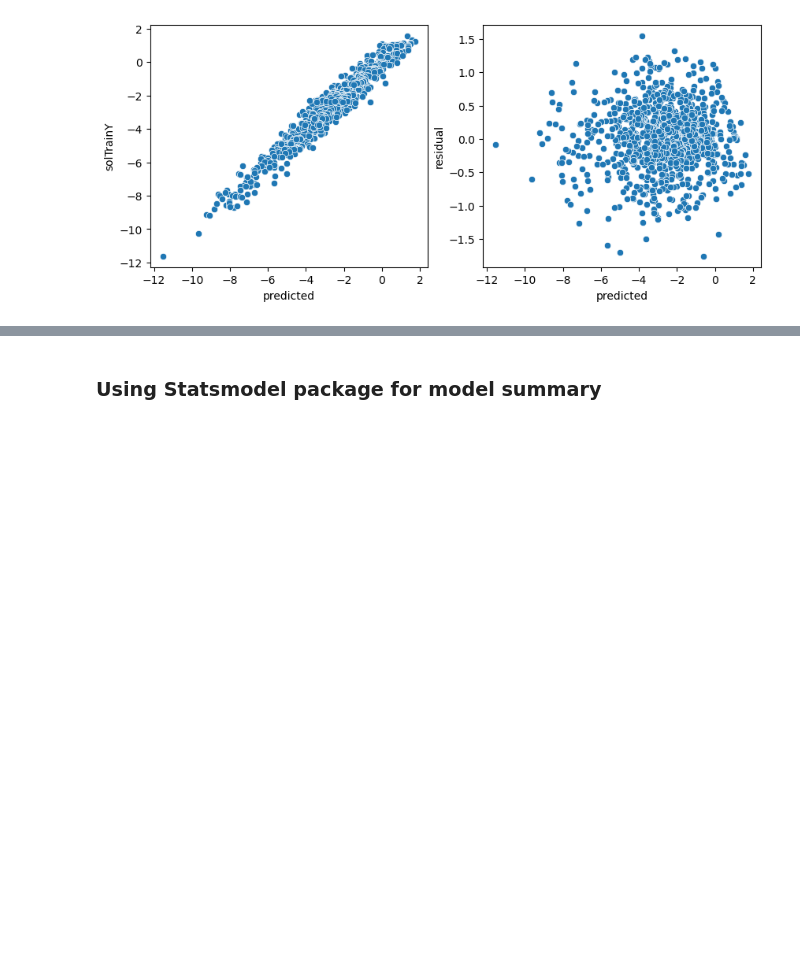
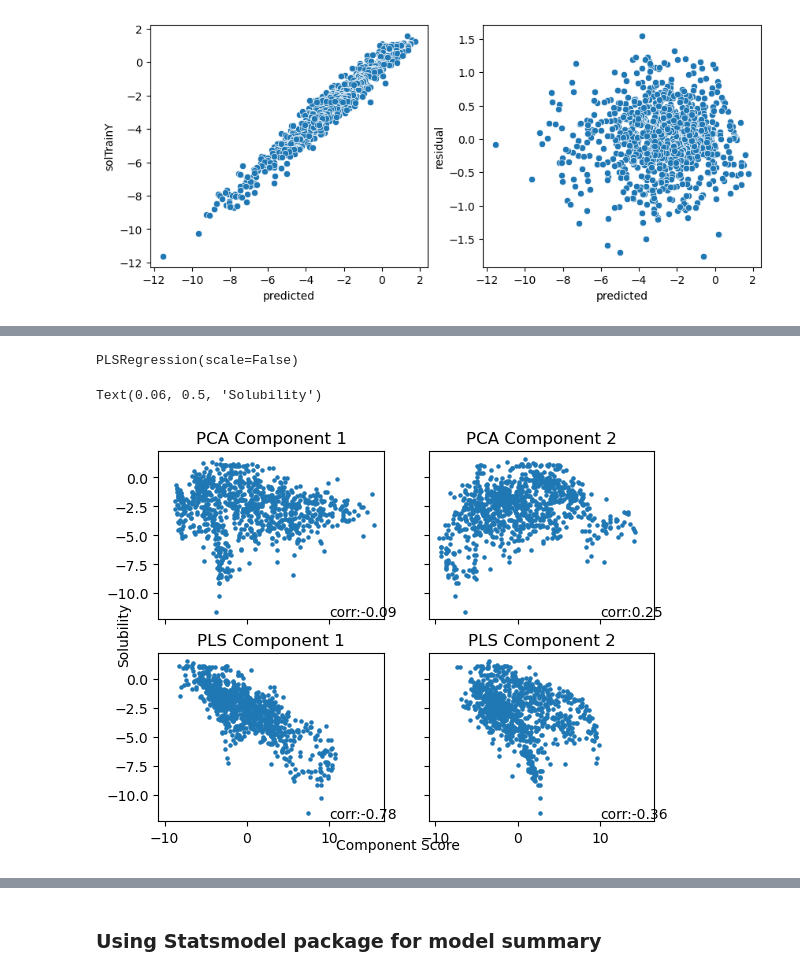
Before and after one commit to chenxuhe79/AppliedPredictiveModeling, a Jupyter notebook: Ch6_5.ipynb, the cells around one changed output, grey strips where cells are left out. Cells and saved outputs as stored; diff of their text form; code cells hidden in the pictures; blank space fills up the shorter version.

```diff
--- a/Ch6_5.ipynb
+++ b/Ch6_5.ipynb
@@ -178,0 +163,2 @@ sns.scatterplot(plotdata, x = 'predicted', y='residual',ax = ax2)
+# %%
+XTrainTrans_short = solTrainXtrans[remainedCols]
@@ -178,0 +169,2 @@ sns.scatterplot(plotdata, x = 'predicted', y='residual',ax = ax2)
+# %%
+regfiltered = linear_model.LinearRegression()
@@ -178,0 +238,41 @@ sns.scatterplot(plotdata, x = 'predicted', y='residual',ax = ax2)
+# %%
+from scipy.stats import pearsonr
+
+# compoare the first two components
+pca2 = PCA(n_components=2)
+pca2.fit(trainX_trans_scale)
+
+plsr2 = PLSRegression(n_components=2, scale=False)
+plsr2.fit(trainX_trans_scale, solTrainY)
+# %% [output]
+PLSRegression(scale=False)
+# %%
+# visulization
+fig, axarr = plt.subplots(2, 2, sharex=True, sharey=True)
+#fig.tight_layout()
+
+axarr[0,0].scatter(pca2.transform(trainX_trans_scale)[:, 0], solTrainY, s=5)
+axarr[0,0].set_title("PCA Component 1")
+corr = pd.DataFrame({'X':pca2.transform(trainX_trans_scale)[:,0], 'Y':solTrainY['solTrainY']}).corr().iloc[0,1]
+axarr[0,0].text(10, -12, 'corr:' + str(round(corr, 2)))
+
+axarr[0,1].scatter(pca2.transform(trainX_trans_scale)[:, 1], solTrainY, s=5)
+axarr[0,1].set_title("PCA Component 2")
+corr = pd.DataFrame({'X':pca2.transform(trainX_trans_scale)[:,1], 'Y':solTrainY['solTrainY']}).corr().iloc[0,1]
+axarr[0,1].text(10, -12, 'corr:' + str(round(corr, 2)))
+
+axarr[1,0].scatter(plsr2.transform(trainX_trans_scale)[:, 0], solTrainY,s=5)
+axarr[1,0].set_title("PLS Component 1")
+corr = pd.DataFrame({'X':plsr2.transform(trainX_trans_scale)[:,0], 'Y':solTrainY['solTrainY']}).corr().iloc[0,1]
+axarr[1,0].text(10, -12, 'corr:' + str(round(corr, 2)))
+
+axarr[1,1].scatter(plsr2.transform(trainX_trans_scale)[:, 1], solTrainY,s=5)
+axarr[1,1].set_title("PLS Component 2")
+corr = pd.DataFrame({'X':plsr2.transform(trainX_trans_scale)[:,1], 'Y':solTrainY['solTrainY']}).corr().iloc[0,1]
+axarr[1,1].text(10, -12, 'corr:' + str(round(corr, 2)))
+
+fig.text(0.5, 0.06, 'Component Score', ha='center', va='center')
+fig.text(0.06, 0.5, 'Solubility', va='center', rotation='vertical')
+# %% [output]
+Text(0.06, 0.5, 'Solubility')
+[figure, added]
```
Also changed, not shown: parts of 31 cells of this notebook.
